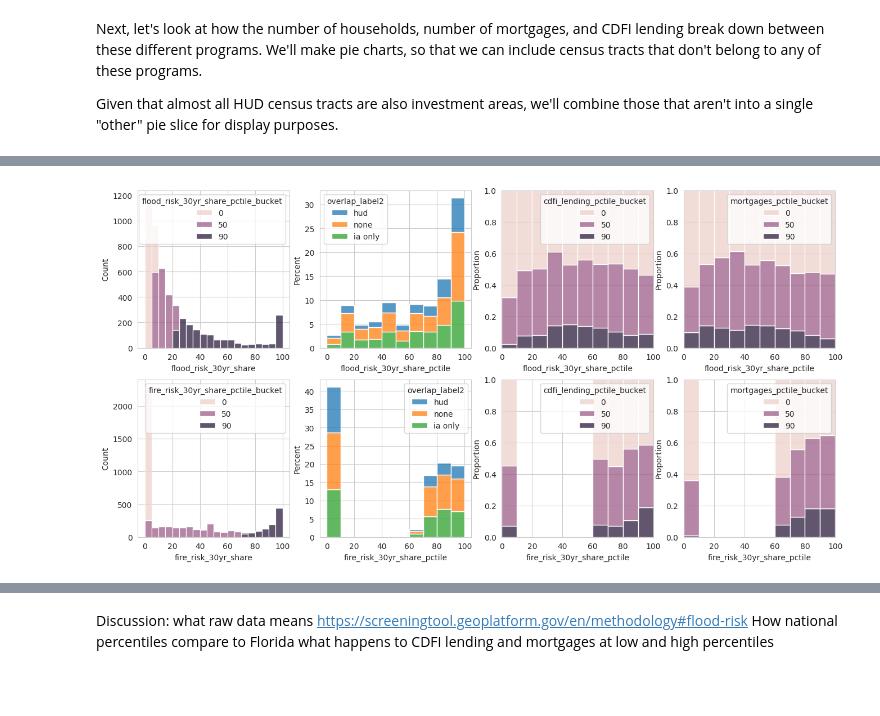
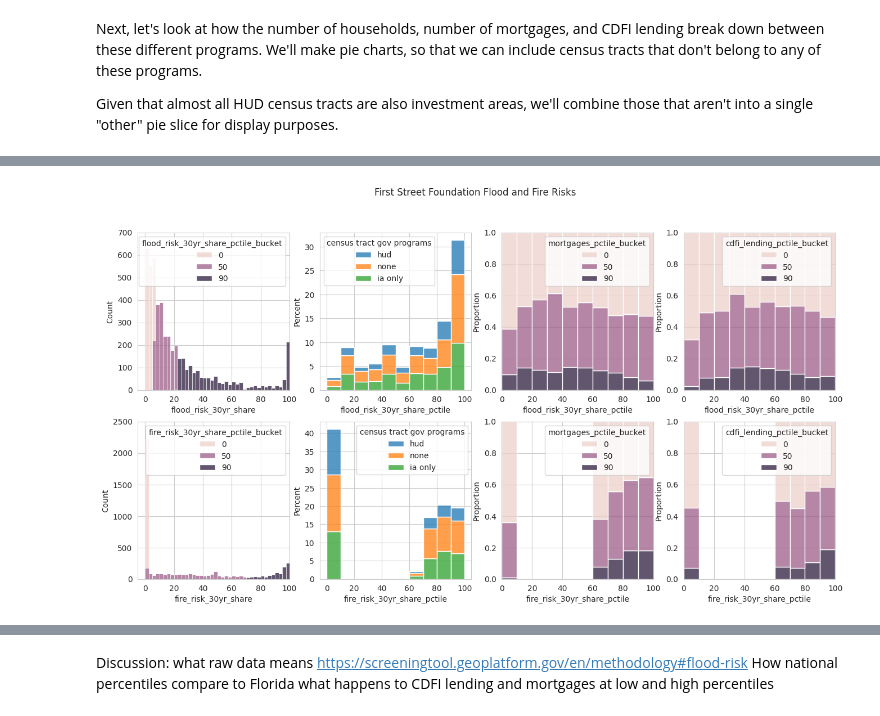
Before and after one commit to datakind/datakit-housing-fall-2024, a Jupyter notebook: DataKindChallenge3.ipynb, the cells around one changed output, grey strips where cells are left out. Drawn from its saved outputs; the diff is of its cells as text; code cells hidden in the pictures; blank space fills up the shorter version.

```diff
--- a/DataKindChallenge3.ipynb
+++ b/DataKindChallenge3.ipynb
@@ -914,4 +528,0 @@ sns.histplot(data=df[df.traffic_prox_pctile<=90],x="traffic_prox",hue="overlap_l
-# %%
-
-df["flood_risk_30yr_share"]=df["flood_risk_30yr_share"].map(lambda x: 100 if x>100 else x)
-df["fire_risk_30yr_share"]=df["fire_risk_30yr_share"].map(lambda x: 100 if x>100 else x)
@@ -952,11 +894,0 @@ sns.histplot(data=df[df.traffic_prox_pctile<=90],x="traffic_prox",hue="cdfi_lend
-# %%
-#col="traffic_prox"
-#pctile_col="traffic_prox_pctile"
-#pctile_col="pctile_cdfi_lending_fl"
-#col="total_cdfi_lending"
-pctile_col="pctile_mortgages_origin_fl"
-col="num_mortgages_origin"
-
-tdf=df.loc[:,[col,pctile_col]]
-tdf["percentile"]=tdf.loc[:,pctile_col].apply(lambda x: 0 if x< 50 else (50 if x<90 else 90))
-sns.histplot(data=tdf,x=col,hue="percentile",multiple="stack") #,binrange=(0,2),multiple="stack",stat="percent")
@@ -971,39 +897,43 @@ sns.histplot(data=df,x="pov_pct_est",hue="traffic_prox_pctile_bucket",multiple="
 # %%
-
-sns.set_style("whitegrid")
-
 cols=["flood_risk_30yr_share","fire_risk_30yr_share"]
-hues=["overlap_label2","cdfi_lending_pctile_bucket","mortgages_pctile_bucket"]
-
-ncols=len(hues)+1
-nrows=len(cols)
-fig, axes = plt.subplots(nrows, ncols, figsize=(ncols*4, nrows*4))
-
 
 collim={
-    "haz_waste_prox":{"xmax":15,"ymax":50},
-    "traffic_prox":{"xmax":2000,"ymax":200},
-    "air_toxics_cancer":{"xmax":200,"ymax":100},
-    }
-#col=cols[0]
-for i, ax in enumerate(axes.flat):
-  j=i//ncols
-  k=i%ncols
-  col=cols[j]
-  if k==0:
-    sns.histplot(data=df,x=col,hue=f"{col}_pctile_bucket",multiple="stack",binwidth=bw,ax=ax)
-    """
-    xmax=collim[col]["xmax"]
-    bw=xmax/40
-    sns.histplot(data=df,x=col,hue=f"{col}_pctile_bucket",multiple="stack",binrange=(0,xmax),binwidth=bw,ax=ax)
-#    ax.set_ylim(ymax=collim[col]["ymax"])
-#    ax.set_xlim(xmax=xmax)
-"""
-  elif k==1:
-    sns.histplot(data=df,x=f"{col}_pctile",hue=hues[k-1],multiple="stack",binrange=(0,100),binwidth=10,stat="percent",ax=ax)
-  else:
-    sns.histplot(data=df,x=f"{col}_pctile",hue=hues[k-1],multiple="fill",binrange=(0,100),binwidth=10,stat="proportion",ax=ax)
+    "flood_risk_30yr_share":{"xmax":100,"ymax":700},
+    "fire_risk_30yr_share":{"xmax":100,"ymax":2500}
+}
 
-plt.show()
+# function to make nice plots, one row per environmental hazard
+# inputs are:
+#   the list of hazards to include,
+#   a dictionary with x and y limits to use,
+#   title
+#   optional number of bins
+def plot_environmental_risk_distributions(cols,collim,title,nbins=40):
+  hues=["census tract gov programs","mortgages_pctile_bucket","cdfi_lending_pctile_bucket"]
+  ncols=len(hues)+1
+  nrows=len(cols)
+  sns.set_style("whitegrid")
+  fig, axes = plt.subplots(nrows, ncols, figsize=(ncols*4, nrows*4))
+
+  for i, ax in enumerate(axes.flat):
+    j=i//ncols
+    k=i%ncols
+    col=cols[j]
+    if k==0:
+      xmax=collim[col]["xmax"]
+      bw=xmax/nbins
+      sns.histplot(data=df,x=col,hue=f"{col}_pctile_bucket",multiple="stack",binrange=(0,xmax),binwidth=bw,ax=ax)
+      ax.set_ylim(ymax=collim[col]["ymax"])
+      ax.set_xlim(xmax=xmax)
+    elif k==1:
+      sns.histplot(data=df.rename(columns={'overlap_label2': 'census tract gov programs'}),x=f"{col}_pctile",hue=hues[k-1],multiple="stack",binrange=(0,100),binwidth=10,stat="percent",ax=ax)
+    else:
+      sns.histplot(data=df,x=f"{col}_pctile",hue=hues[k-1],multiple="fill",binrange=(0,100),binwidth=10,stat="proportion",ax=ax)
+
+  plt.suptitle(title)
+  plt.show()
+
+# use our new function to plot fire and flood risks
+plot_environmental_risk_distributions(cols,collim,"First Street Foundation Flood and Fire Risks",40)
 # %% [output]
-[figure, old version]
+[figure, new version]
```
Also changed, not shown: parts of 64 cells of this notebook.
